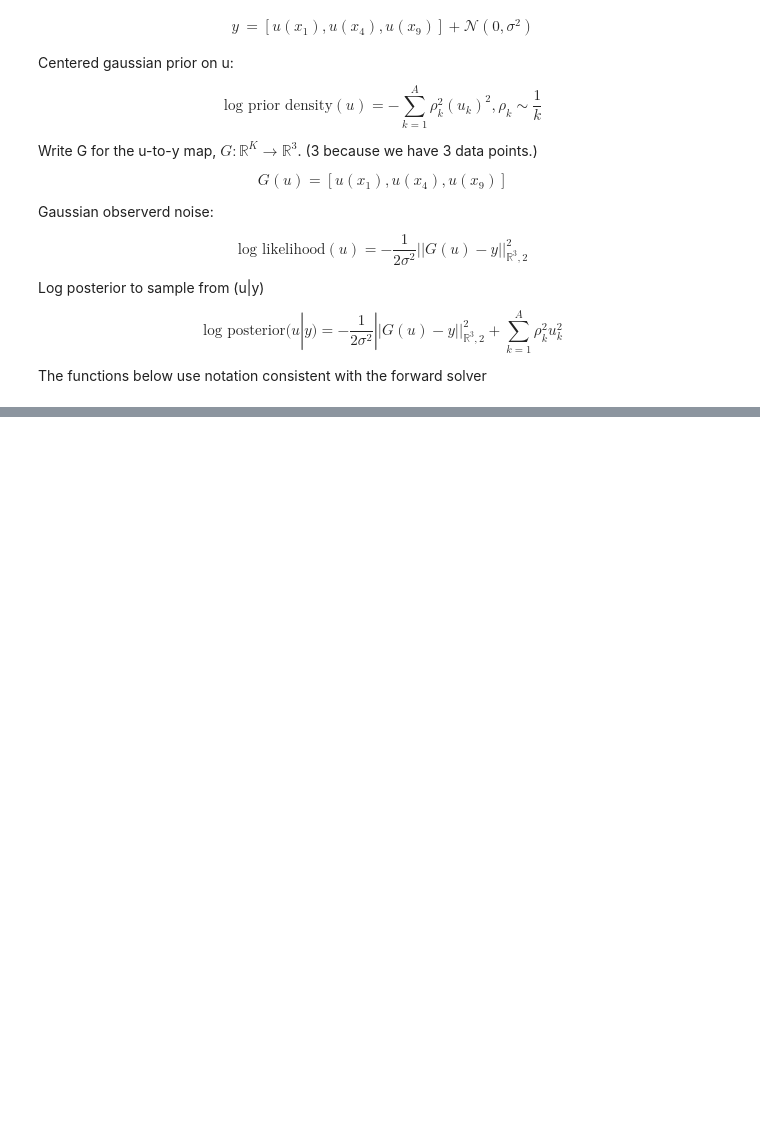
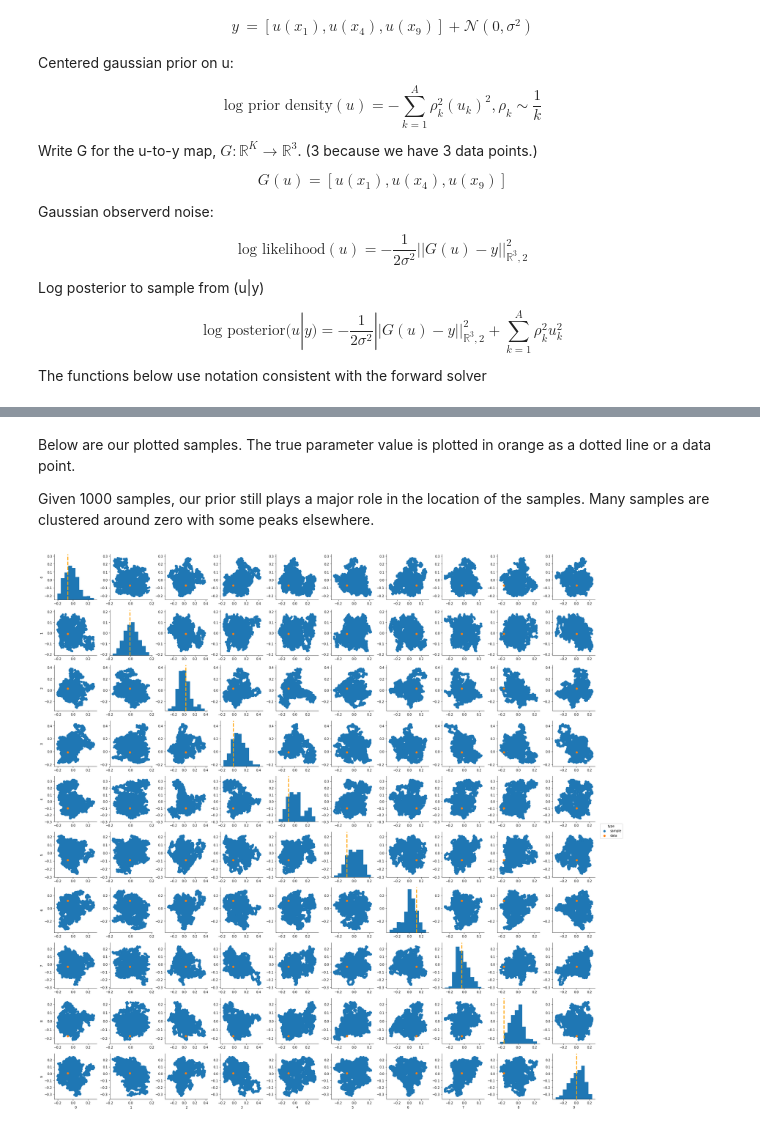
Before and after one commit to bkmi/mcmc, a Jupyter notebook: Darcy Flow.ipynb, the cells around one changed output, grey strips where cells are left out. Cells and saved outputs as stored; diff of their text form; code cells hidden in the pictures; blank space fills up the shorter version.

```diff
--- a/Darcy Flow.ipynb
+++ b/Darcy Flow.ipynb
@@ -338,0 +294,19 @@ plt.show()
+# %%
+def pairplotit(df):
+    def addline(x, *args, **kwargs):
+        def removekey(d, key):
+            r = dict(d)
+            del r[key]
+            return r
+        if kwargs['label'] == 'data':
+            kwargs = removekey(kwargs, 'color')
+            return plt.axvline(x.mean(), color='orange', linestyle='dashed', linewidth=3, **kwargs)
+        else:
+            pass
+
+    g = sns.PairGrid(df, hue='type')
+    g = g.map_diag(plt.hist)
+    g = g.map_diag(addline)
+    g = g.map_offdiag(plt.scatter)
+    g = g.add_legend()
+    plt.show()
@@ -419,0 +388,14 @@ plt.savefig('8_data_pts', format=None)
+# %%
+df = pd.DataFrame(states)
+df.loc[:, 'type'] = pd.Series(['sample'] * df.shape[0], index=df.index)
+df2 = pd.DataFrame(pars[:, np.newaxis].T, columns=df.columns[:-1])
+df2.loc[:, 'type'] = pd.Series(['data'])
+df = df.append(df2, ignore_index=True)
+# %% [markdown]
+Below are our plotted samples. The true parameter value is plotted in orange as a dotted line or a data point.
+
+Given 1000 samples, our prior still plays a major role in the location of the samples. Many samples are clustered around zero with some peaks elsewhere.
+# %%
+pairplotit(df)
+# %% [output]
+[figure, added]
```
Also changed, not shown: parts of 32 cells of this notebook.
